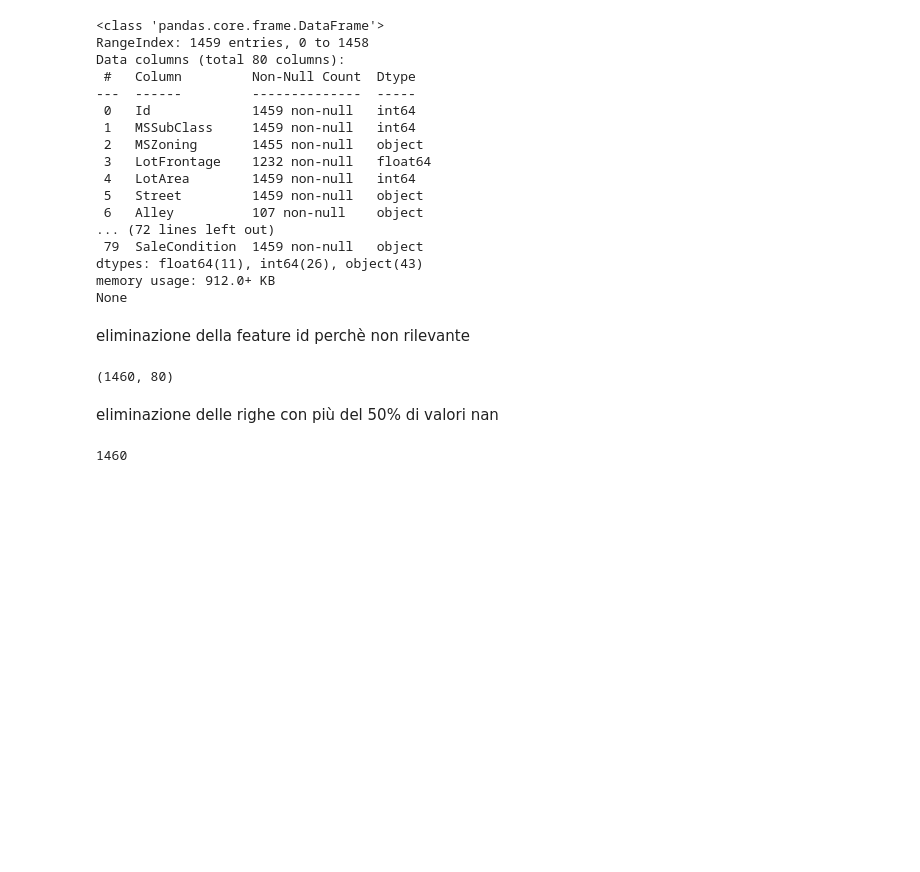
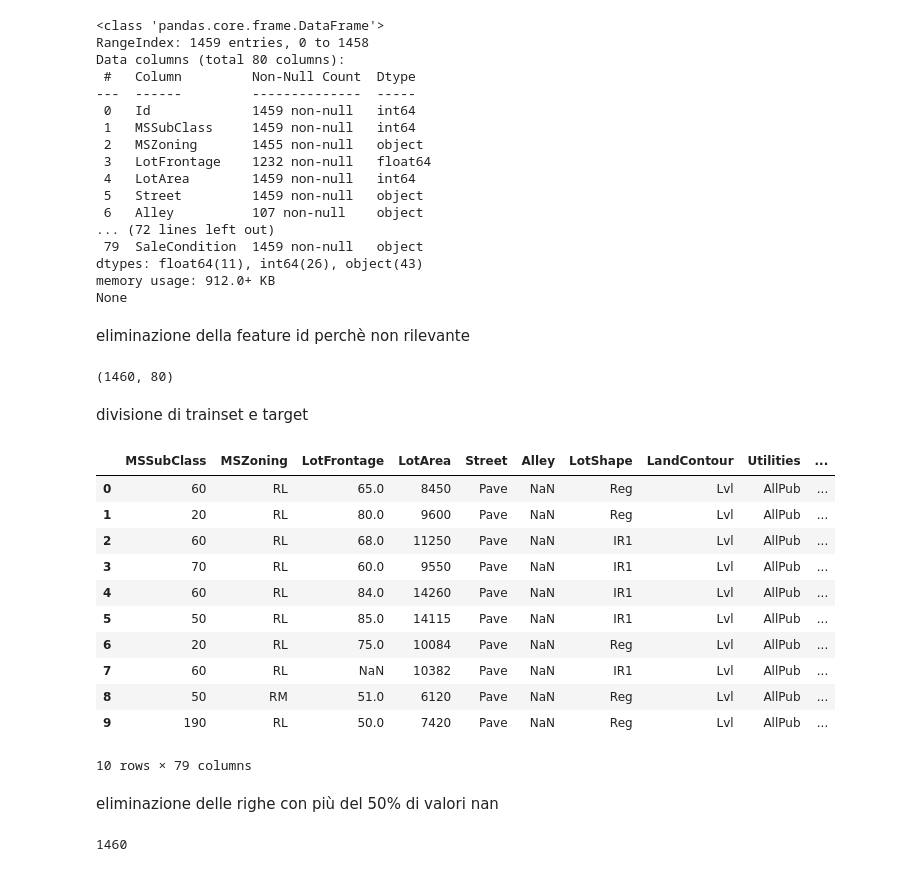
Before and after one commit to chiacchius/ML_House_prices, a Jupyter notebook: MLnotebook.ipynb, the cells around one changed output. Saved outputs shown, nothing was run; the diff lists cells and outputs as text; code cells hidden in the pictures; blank space fills up the shorter version.

```diff
--- a/MLnotebook.ipynb
+++ b/MLnotebook.ipynb
@@ -97,6 +99,26 @@ if "Id" in testset.columns:
 print(trainset.shape)
 # %% [output]
 (1460, 80)
+# %% [markdown]
+divisione di trainset e target
+# %%
+target = trainset.iloc[:, len(trainset.columns)-1]
+target.head(10)
+trainset.drop(target.name, axis="columns", inplace=True)
+trainset.head(10)
+# %% [output]
+|  | MSSubClass | MSZoning | LotFrontage | LotArea | Street | Alley | LotShape | LandContour | Utilities | ... |
+| 0 | 60 | RL | 65.0 | 8450 | Pave | NaN | Reg | Lvl | AllPub | ... |
+| 1 | 20 | RL | 80.0 | 9600 | Pave | NaN | Reg | Lvl | AllPub | ... |
+| 2 | 60 | RL | 68.0 | 11250 | Pave | NaN | IR1 | Lvl | AllPub | ... |
+| 3 | 70 | RL | 60.0 | 9550 | Pave | NaN | IR1 | Lvl | AllPub | ... |
+| 4 | 60 | RL | 84.0 | 14260 | Pave | NaN | IR1 | Lvl | AllPub | ... |
+| 5 | 50 | RL | 85.0 | 14115 | Pave | NaN | IR1 | Lvl | AllPub | ... |
+| 6 | 20 | RL | 75.0 | 10084 | Pave | NaN | Reg | Lvl | AllPub | ... |
+| 7 | 60 | RL | NaN | 10382 | Pave | NaN | IR1 | Lvl | AllPub | ... |
+| 8 | 50 | RM | 51.0 | 6120 | Pave | NaN | Reg | Lvl | AllPub | ... |
+| 9 | 190 | RL | 50.0 | 7420 | Pave | NaN | Reg | Lvl | AllPub | ... |
+10 rows × 79 columns
 # %% [markdown]
 eliminazione delle righe con più del 50% di valori nan
 # %%
```
Also changed, not shown: parts of 9 cells of this notebook.
